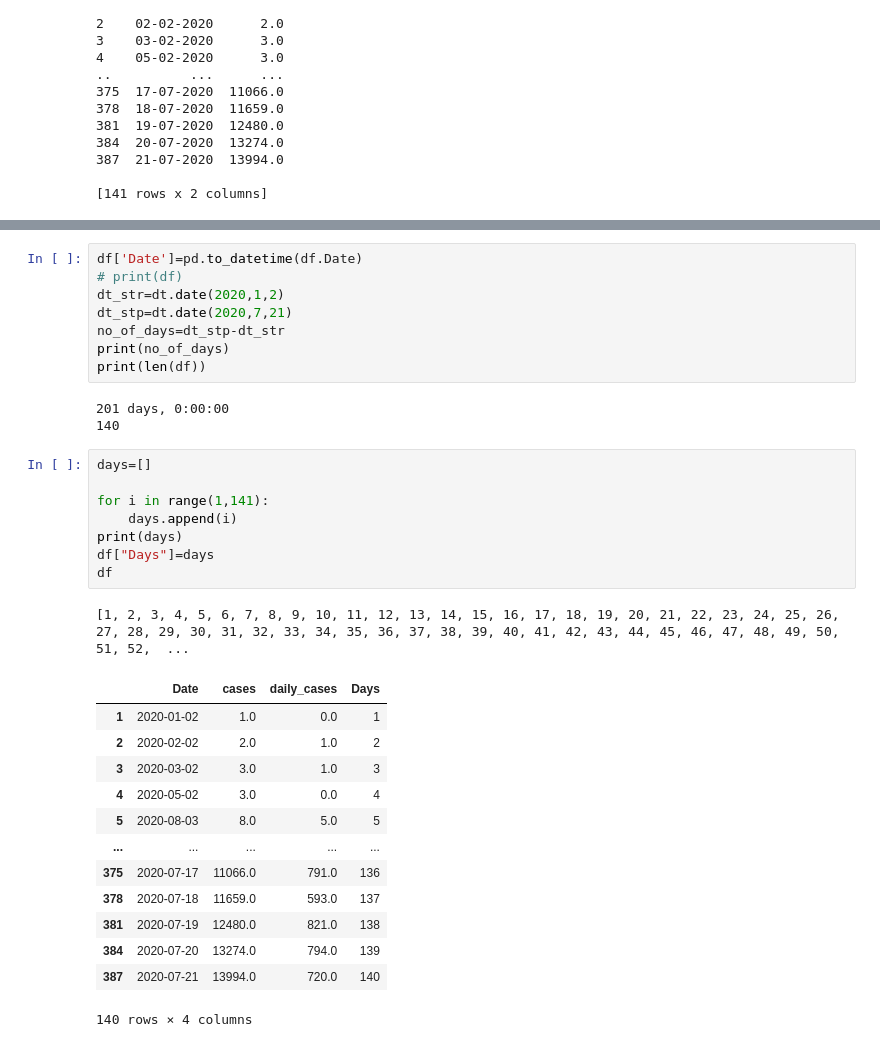
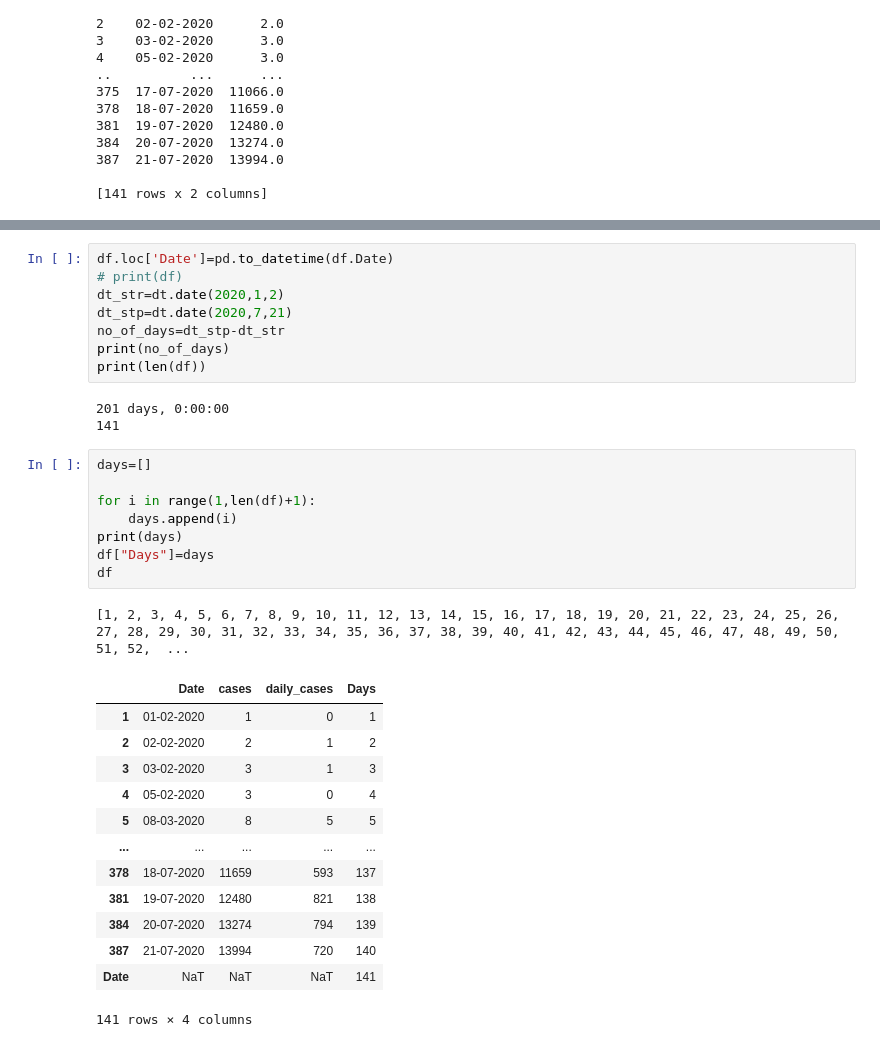
Before and after one commit to Nextgen-AI-solutions/ML_and_data_analysis, a Jupyter notebook: Covid_19.Analysis.ipynb, the cells around one changed output, grey strips where cells are left out. Drawn from its saved outputs; the diff is of its cells as text.

```diff
--- a/Covid_19.Analysis.ipynb
+++ b/Covid_19.Analysis.ipynb
@@ -133,5 +138,5 @@ print(df)
 # %%
-df['Date']=pd.to_datetime(df.Date)
+df.loc['Date']=pd.to_datetime(df.Date)
 # print(df)
 dt_str=dt.date(2020,1,2)
 dt_stp=dt.date(2020,7,21)
@@ -140,28 +145,28 @@ print(no_of_days)
 print(len(df))
 # %% [output]
 201 days, 0:00:00
-140
+141
 # %%
 days=[]
 
-for i in range(1,141):
+for i in range(1,len(df)+1):
     days.append(i)
 print(days)
 df["Days"]=days
 df
 # %% [output]
 [1, 2, 3, 4, 5, 6, 7, 8, 9, 10, 11, 12, 13, 14, 15, 16, 17, 18, 19, 20, 21, 22, 23, 24, 25, 26, 27, 28, 29, 30, 31, 32, 33, 34, 35, 36, 37, 38, 39, 40, 41, 42, 43, 44, 45, 46, 47, 48, 49, 50, 51, 52,  ...
 |  | Date | cases | daily_cases | Days |
-| 1 | 2020-01-02 | 1.0 | 0.0 | 1 |
-| 2 | 2020-02-02 | 2.0 | 1.0 | 2 |
-| 3 | 2020-03-02 | 3.0 | 1.0 | 3 |
-| 4 | 2020-05-02 | 3.0 | 0.0 | 4 |
-| 5 | 2020-08-03 | 8.0 | 5.0 | 5 |
+| 1 | 01-02-2020 | 1 | 0 | 1 |
+| 2 | 02-02-2020 | 2 | 1 | 2 |
+| 3 | 03-02-2020 | 3 | 1 | 3 |
+| 4 | 05-02-2020 | 3 | 0 | 4 |
+| 5 | 08-03-2020 | 8 | 5 | 5 |
 | ... | ... | ... | ... | ... |
-| 375 | 2020-07-17 | 11066.0 | 791.0 | 136 |
-| 378 | 2020-07-18 | 11659.0 | 593.0 | 137 |
-| 381 | 2020-07-19 | 12480.0 | 821.0 | 138 |
-| 384 | 2020-07-20 | 13274.0 | 794.0 | 139 |
-| 387 | 2020-07-21 | 13994.0 | 720.0 | 140 |
+| 378 | 18-07-2020 | 11659 | 593 | 137 |
+| 381 | 19-07-2020 | 12480 | 821 | 138 |
+| 384 | 20-07-2020 | 13274 | 794 | 139 |
+| 387 | 21-07-2020 | 13994 | 720 | 140 |
+| Date | NaT | NaT | NaT | 141 |
-140 rows × 4 columns
+141 rows × 4 columns
 # %%
```
Also changed, not shown: parts of 24 cells of this notebook.
